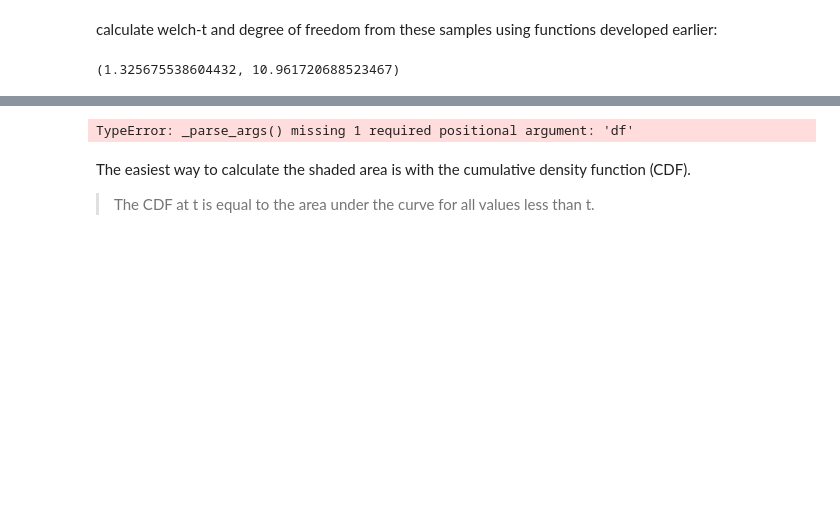
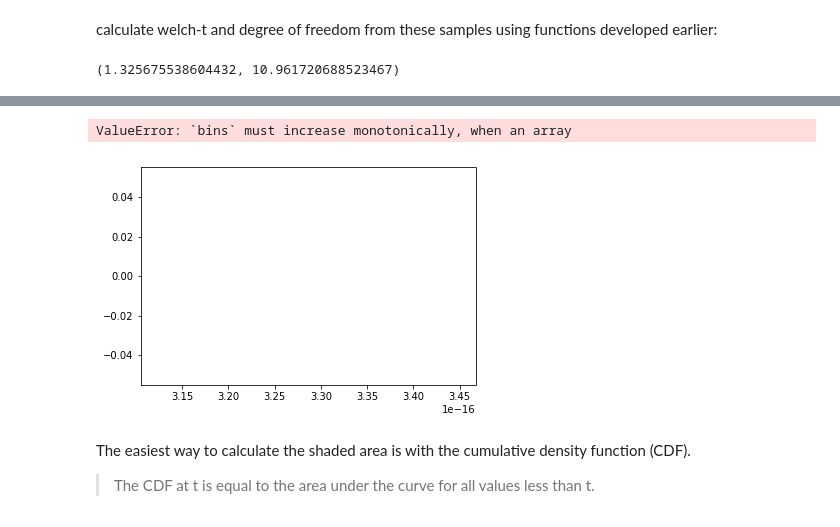
Before and after one commit to danjizquierdo/dsc-2-20-14-effect-size-p-values-and-power-lab-nyc-ds-career-012819, a Jupyter notebook: index.ipynb, the cells around one changed output, grey strips where cells are left out. Saved outputs shown, nothing was run; the diff lists cells and outputs as text; code cells hidden in the pictures; blank space fills up the shorter version.

```diff
--- a/index.ipynb
+++ b/index.ipynb
@@ -265,9 +265,10 @@ Let's draw a plot to identify the area under curve. Your plot may look similar t
 # %%
 # Draw the above plot with calculated t value
 x=np.linspace(-4,4,100)
-sns.distplot(x,stats.t.pdf(x),df)
+sns.distplot(x,stats.t.pdf(x,df=df))
 # %% [output]
-TypeError: _parse_args() missing 1 required positional argument: 'df'
+ValueError: `bins` must increase monotonically, when an array
+[figure, added]
 # %% [markdown]
 The easiest way to calculate the shaded area is with the cumulative density function (CDF).
 
```
